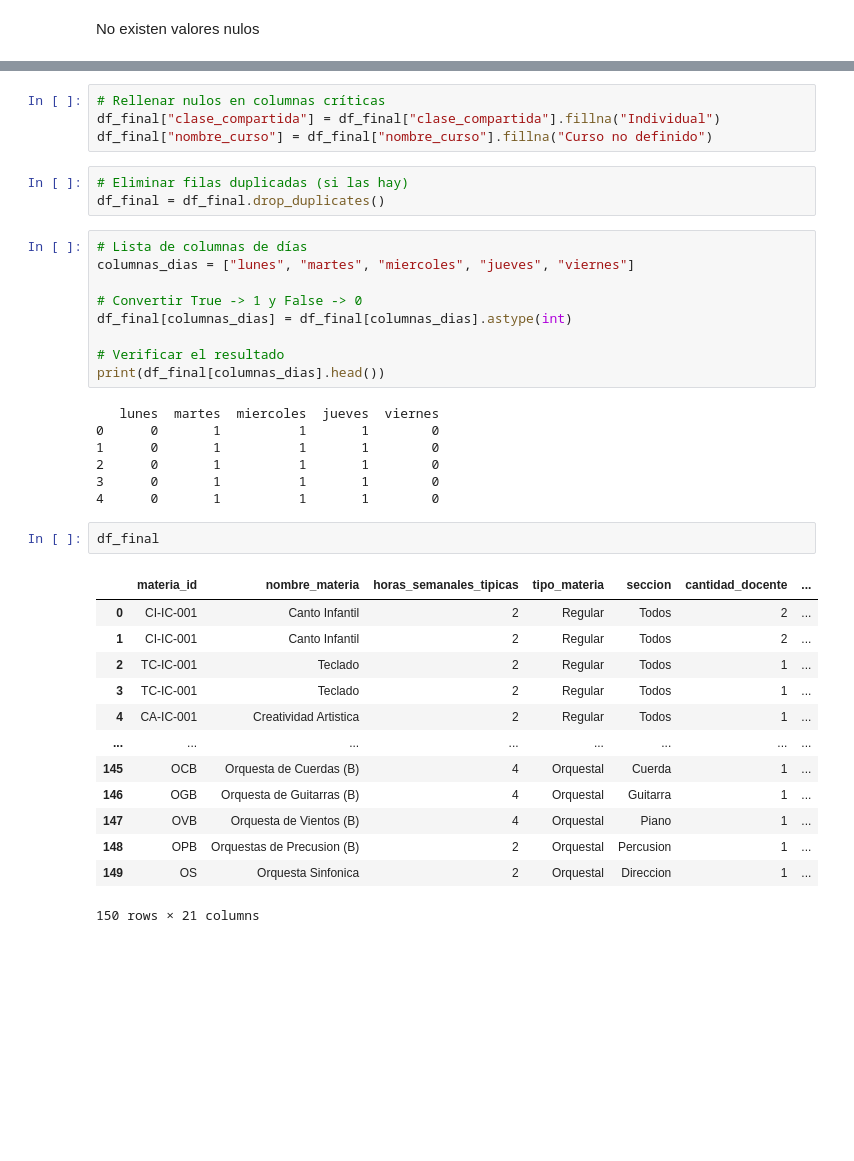
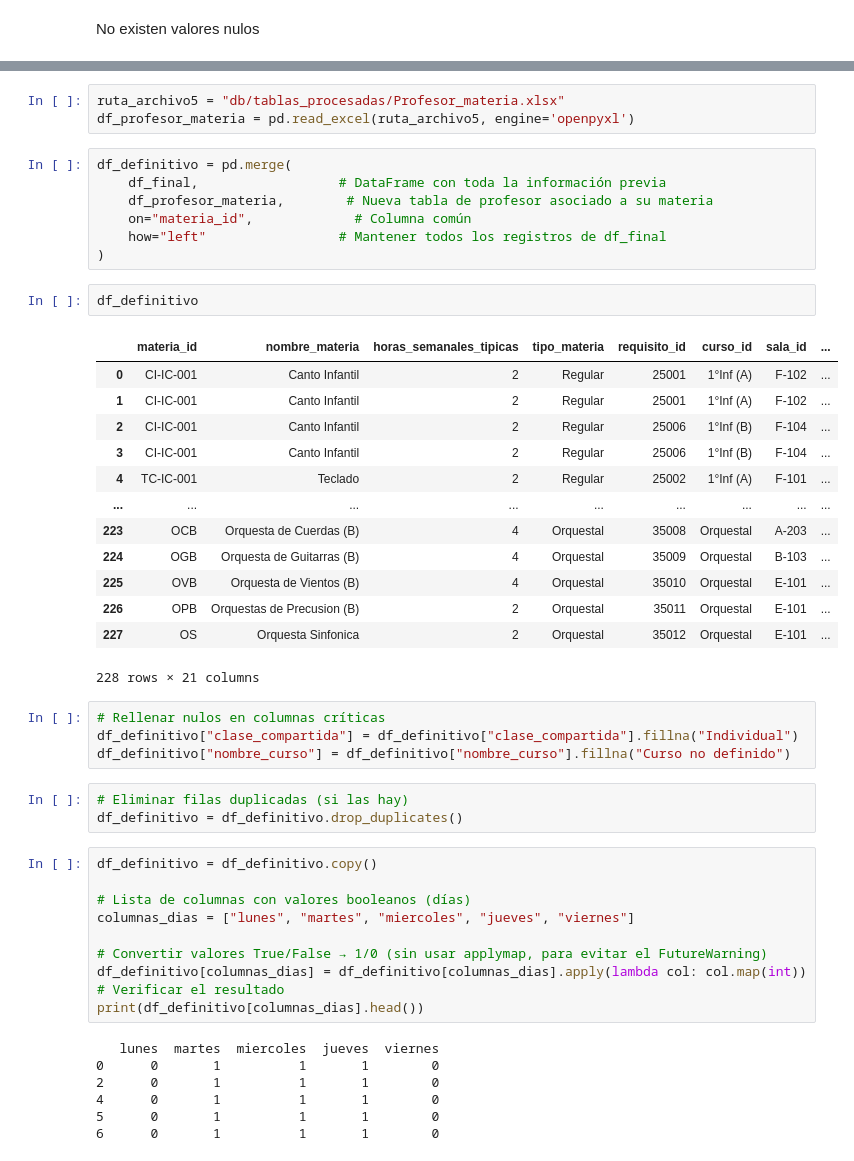
Before and after one commit to AndrewHerrada/Timetabling, a Jupyter notebook: Tablas.ipynb, the cells around one changed output, grey strips where cells are left out. Saved outputs shown, nothing was run; the diff lists cells and outputs as text; blank space fills up the shorter version.

Commit message:
"Nueva tabla minable"

```diff
--- a/Tablas.ipynb
+++ b/Tablas.ipynb
@@ -242,39 +218,50 @@ df_final
+# %%
+ruta_archivo5 = "db/tablas_procesadas/Profesor_materia.xlsx"
+df_profesor_materia = pd.read_excel(ruta_archivo5, engine='openpyxl')
+# %%
+df_definitivo = pd.merge(
+    df_final,                  # DataFrame con toda la información previa
+    df_profesor_materia,        # Nueva tabla de profesor asociado a su materia
+    on="materia_id",             # Columna común
+    how="left"                 # Mantener todos los registros de df_final
+)
+# %%
+df_definitivo
+# %% [output]
+|  | materia_id | nombre_materia | horas_semanales_tipicas | tipo_materia | requisito_id | curso_id | sala_id | ... |
+| 0 | CI-IC-001 | Canto Infantil | 2 | Regular | 25001 | 1°Inf (A) | F-102 | ... |
+| 1 | CI-IC-001 | Canto Infantil | 2 | Regular | 25001 | 1°Inf (A) | F-102 | ... |
+| 2 | CI-IC-001 | Canto Infantil | 2 | Regular | 25006 | 1°Inf (B) | F-104 | ... |
+| 3 | CI-IC-001 | Canto Infantil | 2 | Regular | 25006 | 1°Inf (B) | F-104 | ... |
+| 4 | TC-IC-001 | Teclado | 2 | Regular | 25002 | 1°Inf (A) | F-101 | ... |
+| ... | ... | ... | ... | ... | ... | ... | ... | ... |
+| 223 | OCB | Orquesta de Cuerdas (B) | 4 | Orquestal | 35008 | Orquestal | A-203 | ... |
+| 224 | OGB | Orquesta de Guitarras (B) | 4 | Orquestal | 35009 | Orquestal | B-103 | ... |
+| 225 | OVB | Orquesta de Vientos (B) | 4 | Orquestal | 35010 | Orquestal | E-101 | ... |
+| 226 | OPB | Orquestas de Precusion (B) | 2 | Orquestal | 35011 | Orquestal | E-101 | ... |
+| 227 | OS | Orquesta Sinfonica | 2 | Orquestal | 35012 | Orquestal | E-101 | ... |
+228 rows × 21 columns
 # %%
 # Rellenar nulos en columnas críticas
-df_final["clase_compartida"] = df_final["clase_compartida"].fillna("Individual")
-df_final["nombre_curso"] = df_final["nombre_curso"].fillna("Curso no definido")
+df_definitivo["clase_compartida"] = df_definitivo["clase_compartida"].fillna("Individual")
+df_definitivo["nombre_curso"] = df_definitivo["nombre_curso"].fillna("Curso no definido")
 # %%
 # Eliminar filas duplicadas (si las hay)
-df_final = df_final.drop_duplicates()
+df_definitivo = df_definitivo.drop_duplicates()
 # %%
-# Lista de columnas de días
+df_definitivo = df_definitivo.copy()
+
+# Lista de columnas con valores booleanos (días)
 columnas_dias = ["lunes", "martes", "miercoles", "jueves", "viernes"]
 
-# Convertir True -> 1 y False -> 0
-df_final[columnas_dias] = df_final[columnas_dias].astype(int)
-
+# Convertir valores True/False → 1/0 (sin usar applymap, para evitar el FutureWarning)
+df_definitivo[columnas_dias] = df_definitivo[columnas_dias].apply(lambda col: col.map(int))
 # Verificar el resultado
-print(df_final[columnas_dias].head())
+print(df_definitivo[columnas_dias].head())
 # %% [output]
    lunes  martes  miercoles  jueves  viernes
 0      0       1          1       1        0
-1      0       1          1       1        0
 2      0       1          1       1        0
-3      0       1          1       1        0
 4      0       1          1       1        0
+5      0       1          1       1        0
+6      0       1          1       1        0
-# %%
-df_final
-# %% [output]
-|  | materia_id | nombre_materia | horas_semanales_tipicas | tipo_materia | seccion | cantidad_docente | ... |
-| 0 | CI-IC-001 | Canto Infantil | 2 | Regular | Todos | 2 | ... |
-| 1 | CI-IC-001 | Canto Infantil | 2 | Regular | Todos | 2 | ... |
-| 2 | TC-IC-001 | Teclado | 2 | Regular | Todos | 1 | ... |
-| 3 | TC-IC-001 | Teclado | 2 | Regular | Todos | 1 | ... |
-| 4 | CA-IC-001 | Creatividad Artistica | 2 | Regular | Todos | 1 | ... |
-| ... | ... | ... | ... | ... | ... | ... | ... |
-| 145 | OCB | Orquesta de Cuerdas (B) | 4 | Orquestal | Cuerda | 1 | ... |
-| 146 | OGB | Orquesta de Guitarras (B) | 4 | Orquestal | Guitarra | 1 | ... |
-| 147 | OVB | Orquesta de Vientos (B) | 4 | Orquestal | Piano | 1 | ... |
-| 148 | OPB | Orquestas de Precusion (B) | 2 | Orquestal | Percusion | 1 | ... |
-| 149 | OS | Orquesta Sinfonica | 2 | Orquestal | Direccion | 1 | ... |
-150 rows × 21 columns
```
Also changed, not shown: parts of 15 cells of this notebook, 9 other files.
